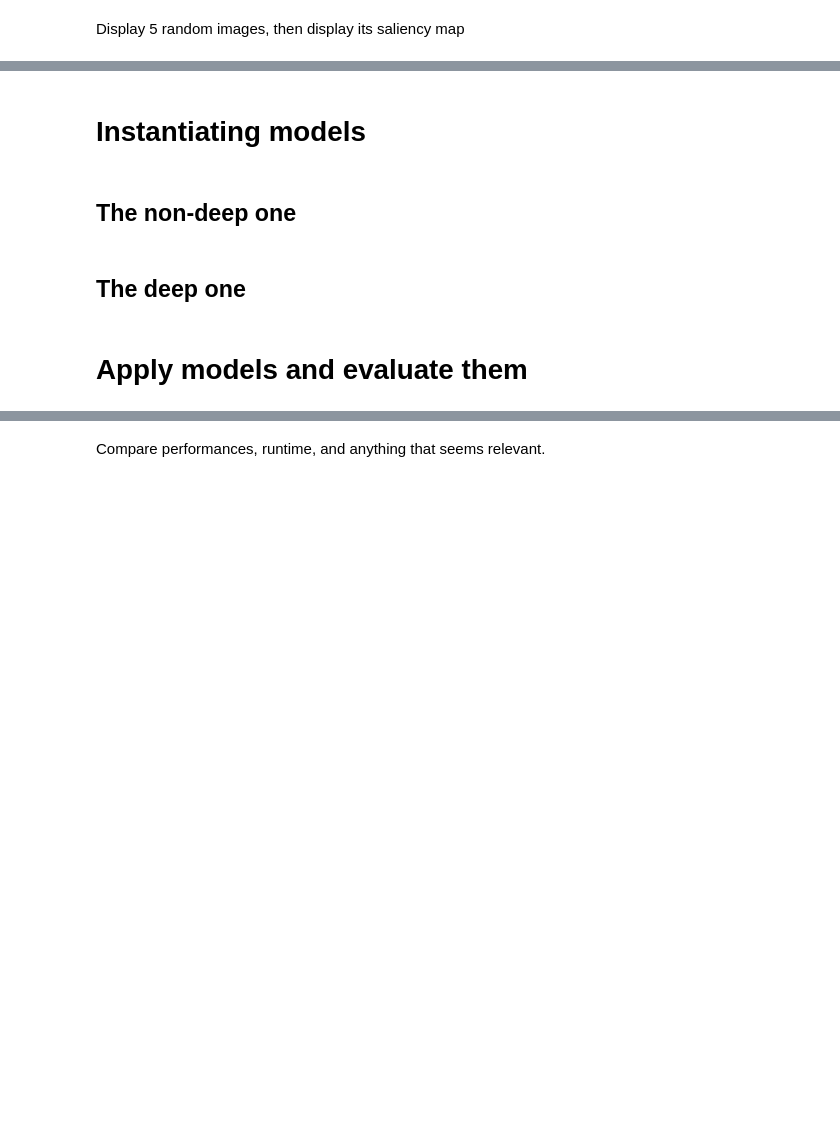
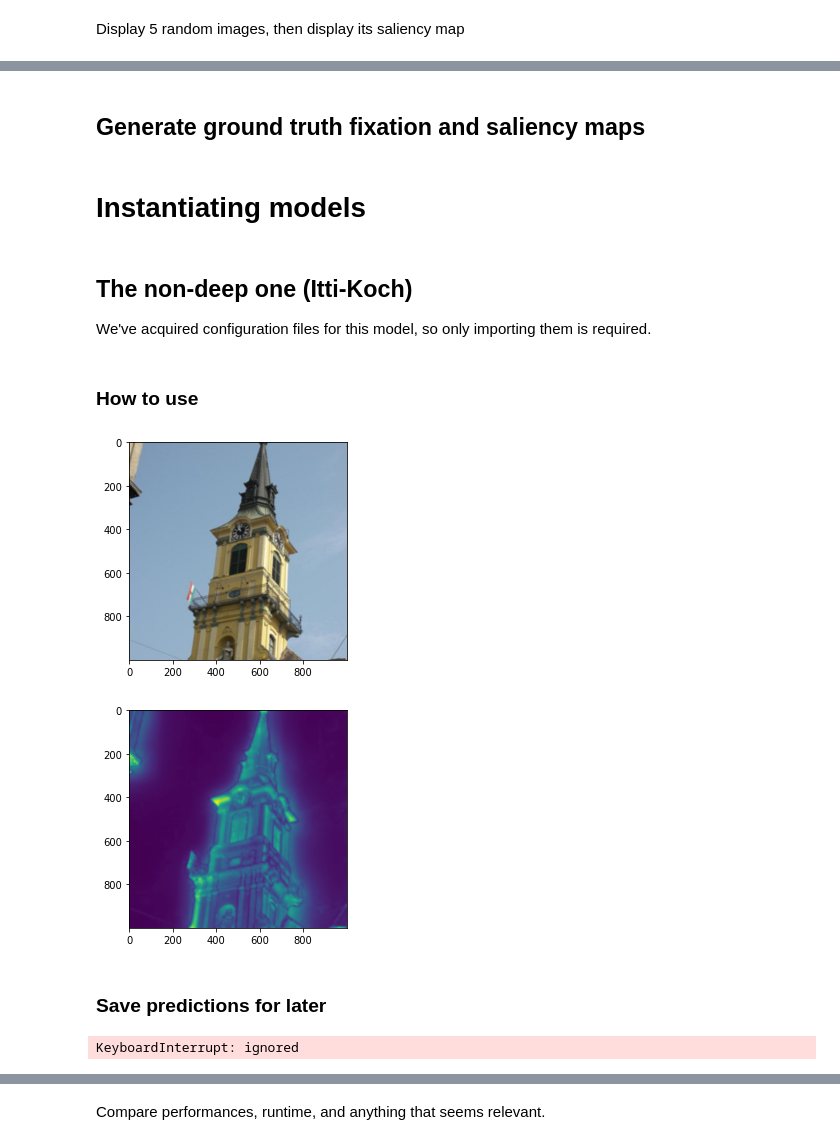
Before and after one commit to Ajamelot56/Projet_Visual_Attention, a Jupyter notebook: PC_2022_VA_Project.ipynb, the cells around one changed output, grey strips where cells are left out. Drawn from its saved outputs; the diff is of its cells as text; code cells hidden in the pictures; blank space fills up the shorter version.

```diff
--- a/PC_2022_VA_Project.ipynb
+++ b/PC_2022_VA_Project.ipynb
@@ -163 +181,3 @@ for image in sample(glob.glob(os.path.join(PATH_DATA, 'Stimuli', '**', '*.jpg'))
 ... (3 outputs left out)
+# %% [markdown]
+## Generate ground truth fixation and saliency maps
@@ -164,8 +186,5 @@ for image in sample(glob.glob(os.path.join(PATH_DATA, 'Stimuli', '**', '*.jpg'))
 # %% [markdown]
 # Instantiating models
-# %% [markdown]
-## The non-deep one
-# %% [markdown]
-## The deep one
-# %% [markdown]
-# Apply models and evaluate them
+# %% [markdown]
+## The non-deep one (Itti-Koch)
+We've acquired configuration files for this model, so only importing them is required.
@@ -171,0 +194,39 @@ for image in sample(glob.glob(os.path.join(PATH_DATA, 'Stimuli', '**', '*.jpg'))
+# %% [markdown]
+### How to use
+# %%
+itti = Itti_Koch.IttiSaliency(1000,1000) #Init parameter is image width/height
+
+example_img = mpimg.imread(os.path.join(PATH_DATA, "Stimuli", "tower", "sun_anjawxwtumvzyjhe.jpg"))
+plt.imshow(example_img)
+plt.show()
+predicted_sal = itti.get_salmap(example_img)
+plt.imshow(predicted_sal)
+plt.show()
+# %% [output]
+[figure, added]
+[figure, added]
+# %% [markdown]
+### Save predictions for later
+# %%
+from PIL import Image
+from time import perf_counter, process_time
+itti_generation_time = perf_counter()
+
+#For every data, slam it in itti_output
+itti = Itti_Koch.IttiSaliency(1000,1000) #Init parameter is image width/height
+ITTI_PATH = os.getcwd() + os.sep + "Itti_Output"
+
+for image in glob.glob(os.path.join(PATH_DATA, 'Stimuli', '**', '*.jpg')):
+  file_name = os.path.basename(os.path.normpath(image))[:-4]
+
+  predicted_sal = itti.get_salmap(mpimg.imread(image))
+  mpimg.imsave(ITTI_PATH + os.sep + file_name + ".png", predicted_sal)
+
+itti_generation_time = perf_counter() - itti_generation_time
+print(itti_generation_time)
+
+f = open('saliency_generation_times.txt', 'a')
+f.write('\nItti: '+ str(itti_generation_time))
+f.close()
+# %% [output]
+KeyboardInterrupt: ignored
```
Also changed, not shown: parts of 54 cells of this notebook.
